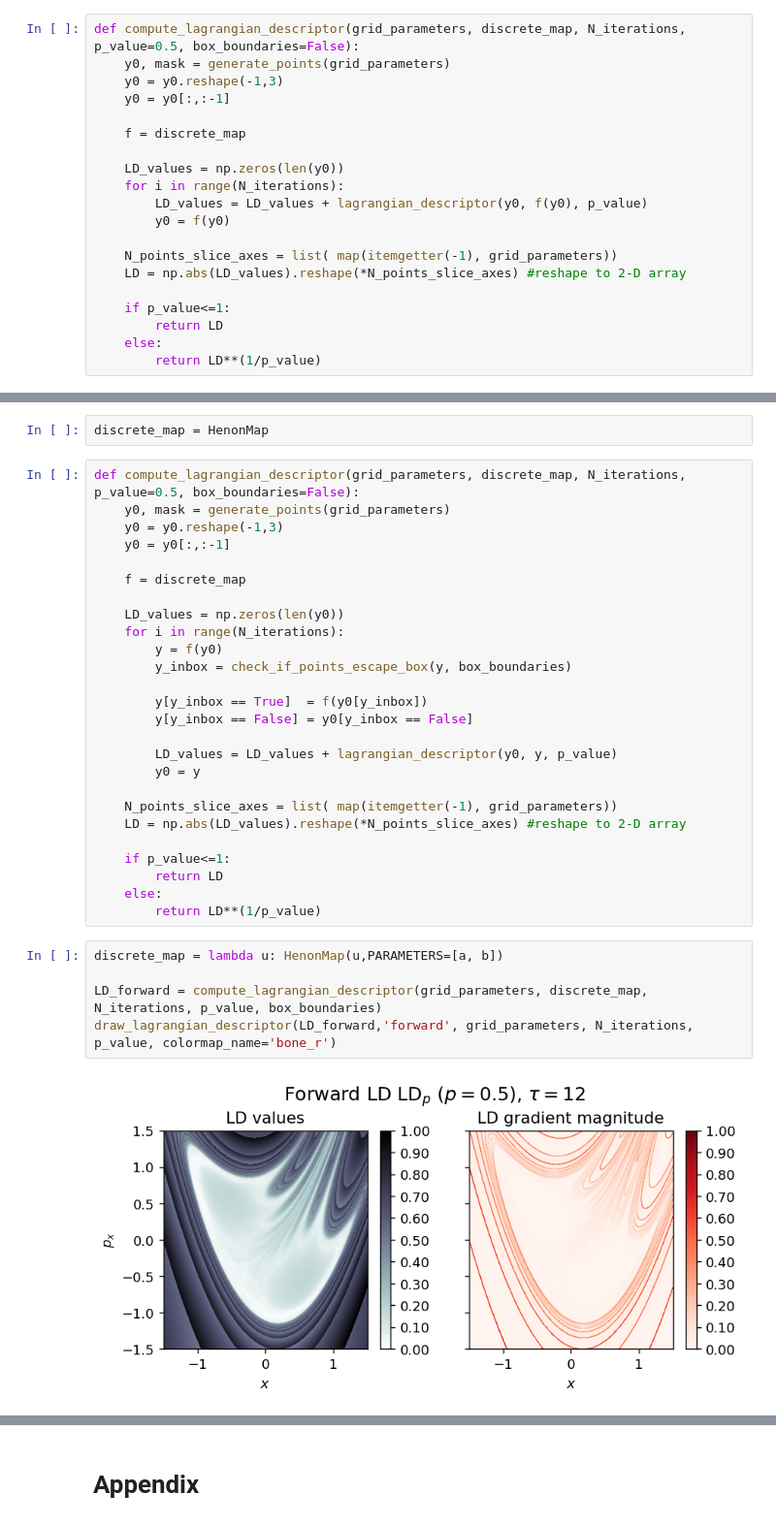
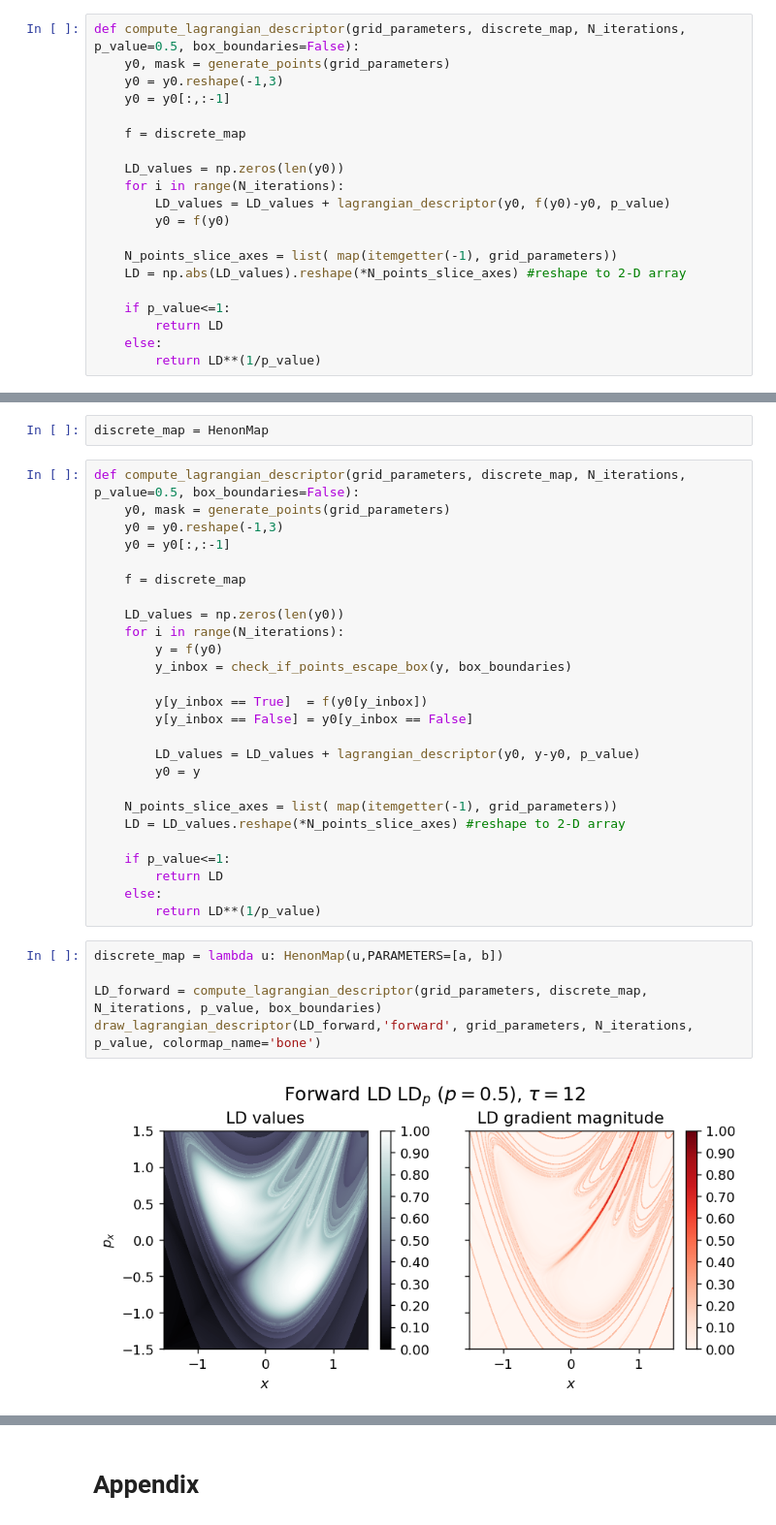
Before and after one commit to champsproject/ldds, a Jupyter notebook: Discrete_Lagrangian_Descriptors_NOTES.ipynb, the cells around one changed output, grey strips where cells are left out. Shown at 97% size. Drawn from its saved outputs; the diff is of its cells as text.

```diff
--- a/Discrete_Lagrangian_Descriptors_NOTES.ipynb
+++ b/Discrete_Lagrangian_Descriptors_NOTES.ipynb
@@ -121,7 +121,7 @@ def compute_lagrangian_descriptor(grid_parameters, discrete_map, N_iterations, p
 
     LD_values = np.zeros(len(y0))
     for i in range(N_iterations):
-        LD_values = LD_values + lagrangian_descriptor(y0, f(y0), p_value)
+        LD_values = LD_values + lagrangian_descriptor(y0, f(y0)-y0, p_value)
         y0 = f(y0)
 
     N_points_slice_axes = list( map(itemgetter(-1), grid_parameters))
@@ -295,11 +295,11 @@ def compute_lagrangian_descriptor(grid_parameters, discrete_map, N_iterations, p
         y[y_inbox == True]  = f(y0[y_inbox])
         y[y_inbox == False] = y0[y_inbox == False]
 
-        LD_values = LD_values + lagrangian_descriptor(y0, y, p_value)
+        LD_values = LD_values + lagrangian_descriptor(y0, y-y0, p_value)
         y0 = y
 
     N_points_slice_axes = list( map(itemgetter(-1), grid_parameters))
-    LD = np.abs(LD_values).reshape(*N_points_slice_axes) #reshape to 2-D array
+    LD = LD_values.reshape(*N_points_slice_axes) #reshape to 2-D array
 
     if p_value<=1:
         return LD
@@ -308,10 +308,10 @@ def compute_lagrangian_descriptor(grid_parameters, discrete_map, N_iterations, p
 # %%
 discrete_map = lambda u: HenonMap(u,PARAMETERS=[a, b])
 
 LD_forward = compute_lagrangian_descriptor(grid_parameters, discrete_map, N_iterations, p_value, box_boundaries)
-draw_lagrangian_descriptor(LD_forward,'forward', grid_parameters, N_iterations, p_value, colormap_name='bone_r')
+draw_lagrangian_descriptor(LD_forward,'forward', grid_parameters, N_iterations, p_value, colormap_name='bone')
 # %% [output]
-[figure, old version]
+[figure, new version]
 # %%
 discrete_map = lambda u: HenonMap_inverse(u,PARAMETERS=[a, b])
 
```
Also changed, not shown: parts of 7 cells of this notebook.
